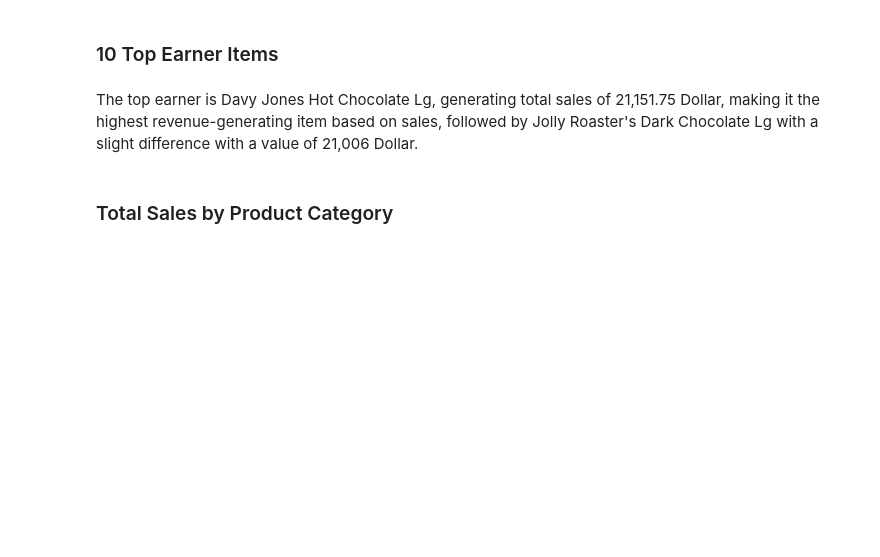
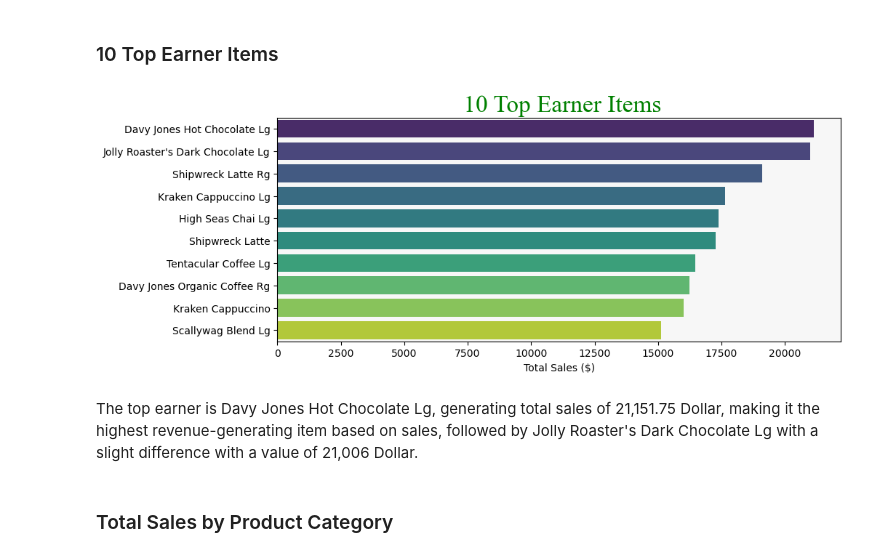
Before and after one commit to afrisiringo/Black-Pearl-Coffee-Shop-Sales-Analysis, a Jupyter notebook: Sales_Analysis.ipynb, the cells around one changed output. Drawn from its saved outputs; the diff is of its cells as text; code cells hidden in the pictures; blank space fills up the shorter version.

```diff
--- a/Sales_Analysis.ipynb
+++ b/Sales_Analysis.ipynb
@@ -224,41 +225,33 @@ The best-selling item is Earl Grey Rg, with a total of 4,708 units sold, making
 # %%
 # Query
 top_earner = sql(
     """
     SELECT
         product_detail,
         SUM(revenue) as total_revenue
     FROM sales
     GROUP BY product_detail
     ORDER BY SUM(revenue) DESC
     LIMIT 10
     """
 )
 
-# Data viz with horizontal bar chart
-fig = px.bar(
-    top_earner,
+plt.figure(figsize=(10, 4))
+ax = sns.barplot(
     x="total_revenue",
     y="product_detail",
-    orientation='h',
-    color="product_detail",
-    hover_name="product_detail"
+    data=top_earner,
+    palette="viridis"
 )
 
-# Custom layout
-fig.update_layout(
-    width=1200,
-    title=dict(
-        text='<span style="font-family:\'Times New Roman\';font-size:32;color:#008000">10 Top Earner Items</span>',
-        x=0.5
-    ),
-    xaxis_title="Total Sales ($)",
-    yaxis_title="",
-    xaxis=dict(tickformat=","),
-    showlegend=False
-)
+ax.set_title(' 10 Top Earner Items', fontsize=24, color='#008000', fontname='Times New Roman')
+ax.set_xlabel("Total Sales ($)")
+ax.set_ylabel("")
+ax.set_facecolor('#f7f7f7')
 
-fig.show()
+plt.show()
+# %% [output]
+[figure, added]
 # %% [markdown]
 The top earner is Davy Jones Hot Chocolate Lg, generating total sales of 21,151.75 Dollar, making it the highest revenue-generating item based on sales, followed by Jolly Roaster's Dark Chocolate Lg with a slight difference with a value of 21,006 Dollar.
 # %% [markdown]
```
Also changed, not shown: parts of 19 cells of this notebook.
